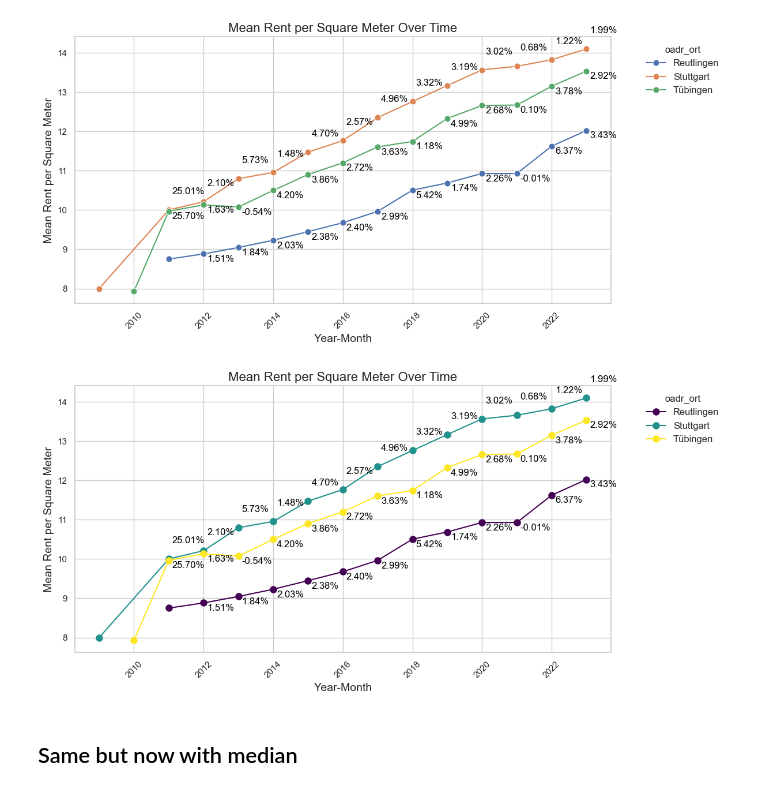
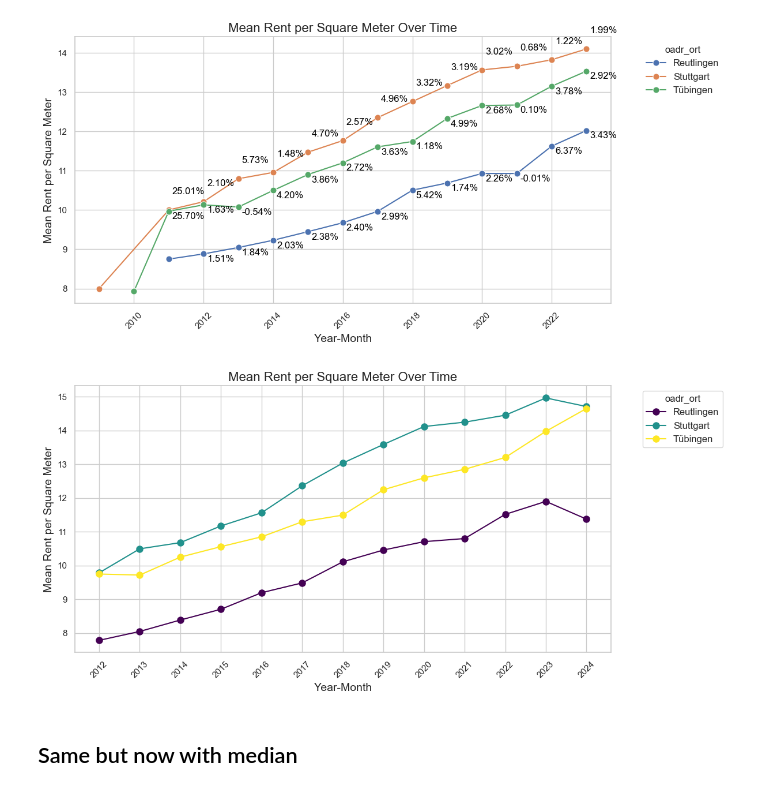
Before and after one commit to okihnjo/DataLiteracy, a Jupyter notebook: notebooks/comparision.ipynb, the cells around one changed output. Drawn from its saved outputs; the diff is of its cells as text; code cells hidden in the pictures.

```diff
--- a/notebooks/comparision.ipynb
+++ b/notebooks/comparision.ipynb
@@ -8,6 +8,6 @@ from pandas.api.types import is_object_dtype
 pd.set_option('display.max_columns', None)
 %matplotlib inline
 # %%
-df = pd.read_csv("./testlizenz-tuebingen-dataliteracy4students_1706088512814.csv", sep=";", encoding="unicode_escape")
-df.head()
+df = pd.read_csv("../data/testlizenz-tuebingen-dataliteracy4students_1706088512814.csv", sep=";", encoding="unicode_escape")
+df.shape
 # %% [output]
@@ -95,6 +93,6 @@ df_bau.groupby(["oadr_ort", "objekttyp_fein"]).agg({"baujahr": {"mean", "max", "
 # %% [markdown]
 ## Calculate mean for every year and lineplot them
 # %%
-new_df_end = df_copy.groupby(["oadr_ort", "endyear"]).agg({"kstn_miete_kalt_pqm": "mean"})
+new_df_end = df_copy.groupby(["oadr_ort", "endyear"]).agg(mean_pqm=("kstn_miete_kalt_pqm", "mean"), median_pqm = ("kstn_miete_kalt_pqm", "median")).reset_index()
 new_df_end = new_df_end.sort_values(by=["oadr_ort", "endyear"], ascending=True)
 # %%
@@ -274,47 +301,47 @@ plt.show()
 # %%
 import matplotlib.pyplot as plt
 import pandas as pd
 
 plt.figure(figsize=(12, 6))
 
 # Assuming df_var is your DataFrame
 # Get unique values for 'oadr_ort' for coloring and legend
-unique_oadr_ort = df_var['oadr_ort'].unique()
+unique_oadr_ort = new_df_end['oadr_ort'].unique()
 colors = plt.cm.viridis(np.linspace(0, 1, len(unique_oadr_ort)))
 oadr_ort_color = dict(zip(unique_oadr_ort, colors))
 
 # Plotting each group
-for oadr_ort, group_data in df_var.groupby('oadr_ort'):
-    plt.plot(group_data['startyear'], group_data['kstn_miete_kalt_pqm'], marker='o', markersize=8, label=oadr_ort, color=oadr_ort_color[oadr_ort])
+for oadr_ort, group_data in new_df_end.groupby('oadr_ort'):
+    plt.plot(group_data['endyear'], group_data['mean_pqm'], marker='o', markersize=8, label=oadr_ort, color=oadr_ort_color[oadr_ort])
 
-    # Annotating each data point
-    for _, row in group_data.iterrows():
-        if not pd.isna(row['percental_increase']):
-            percent_text = f"{row['percental_increase'] * 100:.2f}%"
-            x_offset = 0.1
-            y_offset = 0.2
-            if oadr_ort == "Stuttgart":
-                y_offset = .4
-            elif oadr_ort == "Tübingen":
-                y_offset = -.2
-            elif oadr_ort == "Reutlingen":
-                y_offset = -.2
+    # # Annotating each data point
+    # for _, row in group_data.iterrows():
+    #     if not pd.isna(row['percental_increase']):
+    #         percent_text = f"{row['percental_increase'] * 100:.2f}%"
+    #         x_offset = 0.1
+    #         y_offset = 0.2
+    #         if oadr_ort == "Stuttgart":
+    #             y_offset = .4
+    #         elif oadr_ort == "Tübingen":
+    #             y_offset = -.2
+    #         elif oadr_ort == "Reutlingen":
+    #             y_offset = -.2
 
-            plt.text(row['startyear'] + x_offset, row['kstn_miete_kalt_pqm'] + y_offset, percent_text,
-                     horizontalalignment='left', size='medium', color='black')
+    #         plt.text(row['startyear'] + x_offset, row['kstn_miete_kalt_pqm'] + y_offset, percent_text,
+    #                  horizontalalignment='left', size='medium', color='black')
 
 # Enhancing the plot
 plt.title('Mean Rent per Square Meter Over Time', fontsize=16)
 plt.xlabel('Year-Month', fontsize=14)
 plt.ylabel('Mean Rent per Square Meter', fontsize=14)
 plt.xticks(rotation=45)
 plt.legend(title='oadr_ort', bbox_to_anchor=(1.05, 1), loc='upper left', ncol=1, fontsize=12)
 plt.grid(True)
 
 # Show the plot
 plt.show()
 # %% [output]
-[figure, old version]
+[figure, new version]
 # %% [markdown]
 ## Same but now with median
 # %%
```
Also changed, not shown: parts of 14 cells of this notebook, 4 other files.
